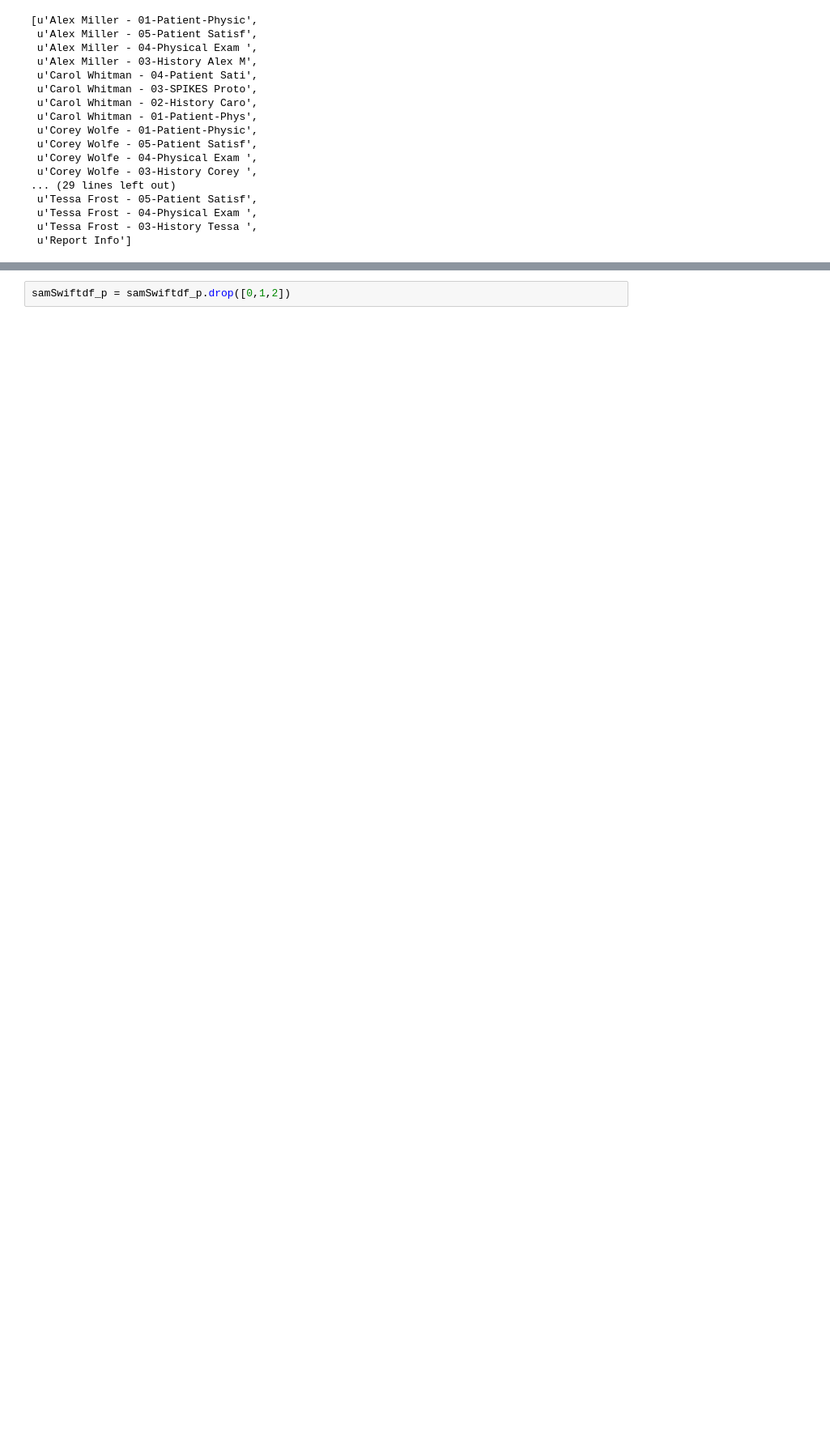
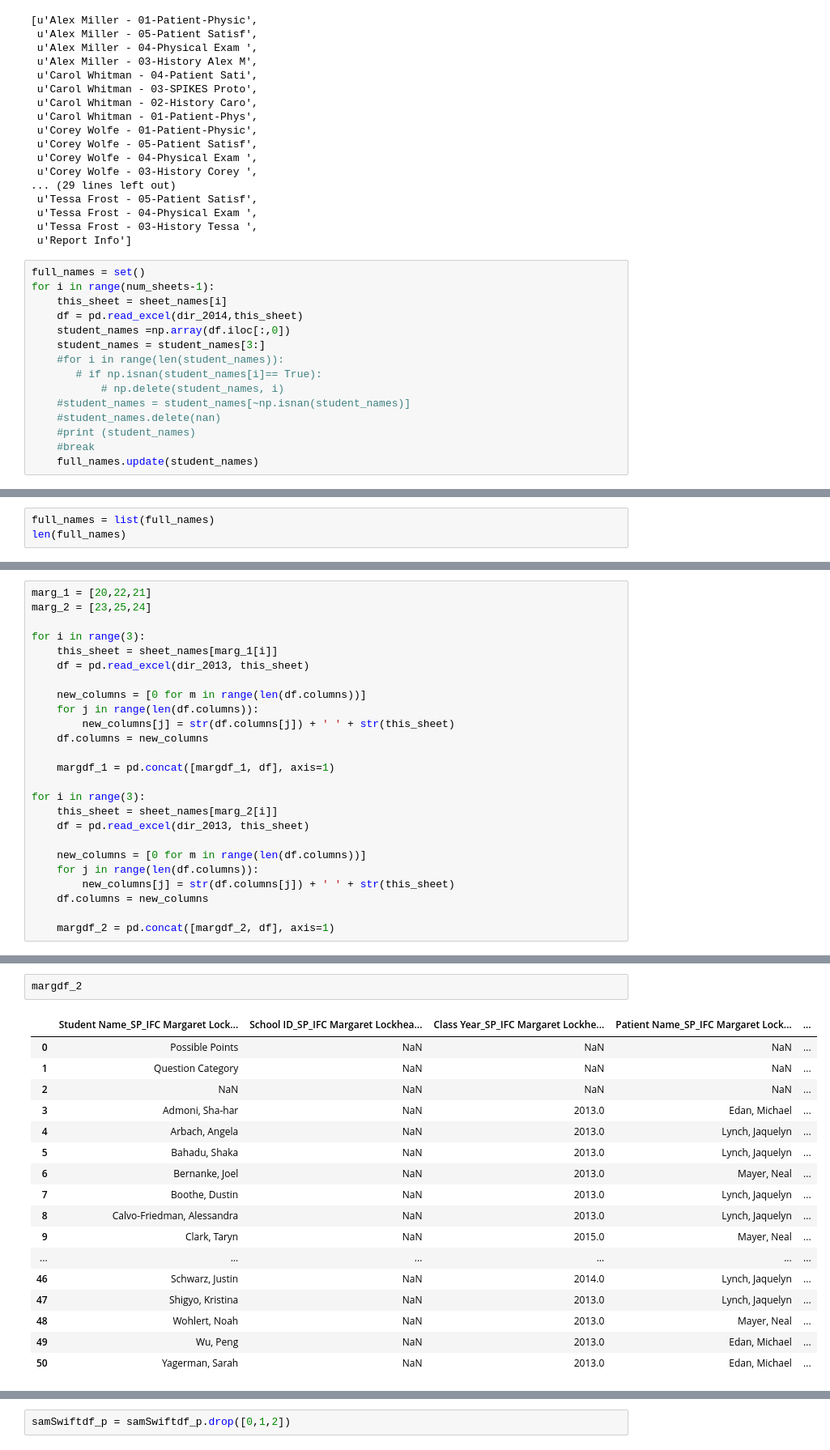
Before and after one commit to RagesMR/8800, a Jupyter notebook: marika_notebook.ipynb, the cells around one changed output, grey strips where cells are left out. Shown: that part at 81% size. Saved outputs shown, nothing was run; the diff lists cells and outputs as text; blank space fills up the shorter version.

```diff
--- a/marika_notebook.ipynb
+++ b/marika_notebook.ipynb
@@ -54,3 +60,18 @@ sheet_names
  u'Tessa Frost - 04-Physical Exam ',
  u'Tessa Frost - 03-History Tessa ',
  u'Report Info']
+# %%
+full_names = set()
+for i in range(num_sheets-1):
+    this_sheet = sheet_names[i]
+    df = pd.read_excel(dir_2014,this_sheet)
+    student_names =np.array(df.iloc[:,0])
+    student_names = student_names[3:]
+    #for i in range(len(student_names)):
+       # if np.isnan(student_names[i]== True):
+           # np.delete(student_names, i)
+    #student_names = student_names[~np.isnan(student_names)]
+    #student_names.delete(nan)
+    #print (student_names)
+    #break
+    full_names.update(student_names)
@@ -56,0 +96,3 @@ sheet_names
+# %%
+full_names = list(full_names)
+len(full_names)
@@ -58,0 +188,25 @@ sam = 0
+# %%
+marg_1 = [20,22,21]
+marg_2 = [23,25,24]
+
+for i in range(3):
+    this_sheet = sheet_names[marg_1[i]]
+    df = pd.read_excel(dir_2013, this_sheet)
+
+    new_columns = [0 for m in range(len(df.columns))]
+    for j in range(len(df.columns)):
+        new_columns[j] = str(df.columns[j]) + ' ' + str(this_sheet)
+    df.columns = new_columns
+
+    margdf_1 = pd.concat([margdf_1, df], axis=1)
+
+for i in range(3):
+    this_sheet = sheet_names[marg_2[i]]
+    df = pd.read_excel(dir_2013, this_sheet)
+
+    new_columns = [0 for m in range(len(df.columns))]
+    for j in range(len(df.columns)):
+        new_columns[j] = str(df.columns[j]) + ' ' + str(this_sheet)
+    df.columns = new_columns
+
+    margdf_2 = pd.concat([margdf_2, df], axis=1)
@@ -58,0 +220,20 @@ sam = 0
+# %%
+margdf_2
+# %% [output]
+|  | Student Name_SP_IFC Margaret Lock... | School ID_SP_IFC Margaret Lockhea... | Class Year_SP_IFC Margaret Lockhe... | Patient Name_SP_IFC Margaret Lock... | ... |
+| 0 | Possible Points | NaN | NaN | NaN | ... |
+| 1 | Question Category | NaN | NaN | NaN | ... |
+| 2 | NaN | NaN | NaN | NaN | ... |
+| 3 | Admoni, Sha-har | NaN | 2013.0 | Edan, Michael | ... |
+| 4 | Arbach, Angela | NaN | 2013.0 | Lynch, Jaquelyn | ... |
+| 5 | Bahadu, Shaka | NaN | 2013.0 | Lynch, Jaquelyn | ... |
+| 6 | Bernanke, Joel | NaN | 2013.0 | Mayer, Neal | ... |
+| 7 | Boothe, Dustin | NaN | 2013.0 | Lynch, Jaquelyn | ... |
+| 8 | Calvo-Friedman, Alessandra | NaN | 2013.0 | Lynch, Jaquelyn | ... |
+| 9 | Clark, Taryn | NaN | 2015.0 | Mayer, Neal | ... |
+| ... | ... | ... | ... | ... | ... |
+| 46 | Schwarz, Justin | NaN | 2014.0 | Lynch, Jaquelyn | ... |
+| 47 | Shigyo, Kristina | NaN | 2013.0 | Lynch, Jaquelyn | ... |
+| 48 | Wohlert, Noah | NaN | 2013.0 | Mayer, Neal | ... |
+| 49 | Wu, Peng | NaN | 2013.0 | Edan, Michael | ... |
+| 50 | Yagerman, Sarah | NaN | 2013.0 | Edan, Michael | ... |
```
Also changed, not shown: parts of 44 cells of this notebook, 21 other files.
